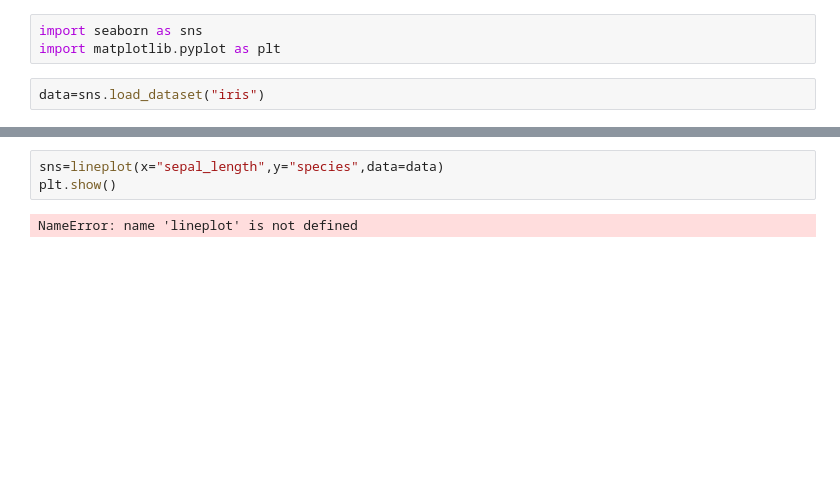
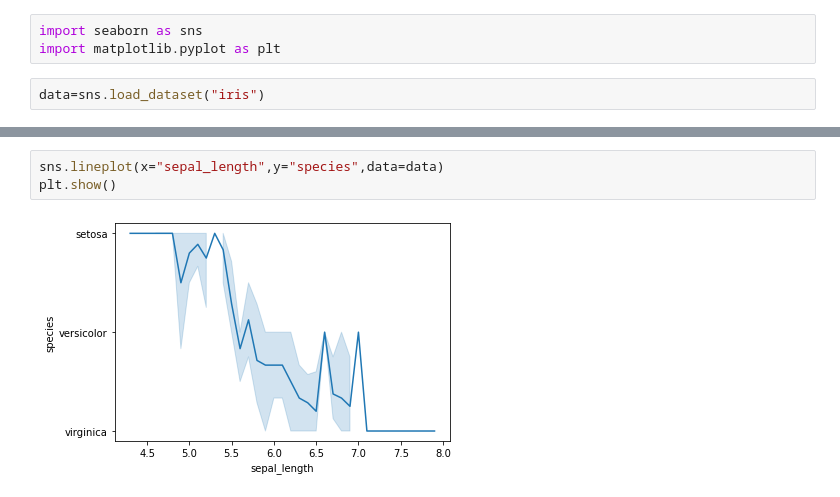
Before and after one commit to ChandanMayya/gclabpy, a Jupyter notebook: p10original.ipynb, the cells around one changed output, grey strips where cells are left out. Cells and saved outputs as stored; diff of their text form; blank space fills up the shorter version.

```diff
--- a/p10original.ipynb
+++ b/p10original.ipynb
@@ -22,6 +21,6 @@ NameError: name 'scatterplot' is not defined
 # %%
-sns=lineplot(x="sepal_length",y="species",data=data)
+sns.lineplot(x="sepal_length",y="species",data=data)
 plt.show()
 # %% [output]
-NameError: name 'lineplot' is not defined
+[figure, added]
 # %%
```
Also changed, not shown: parts of 8 cells of this notebook, 3 other files.
